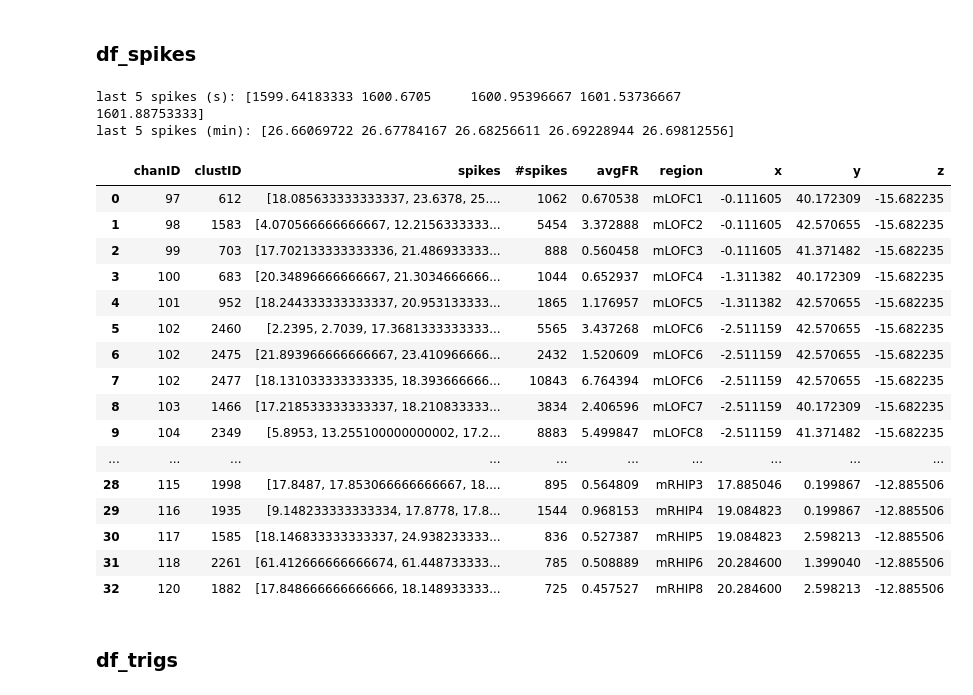
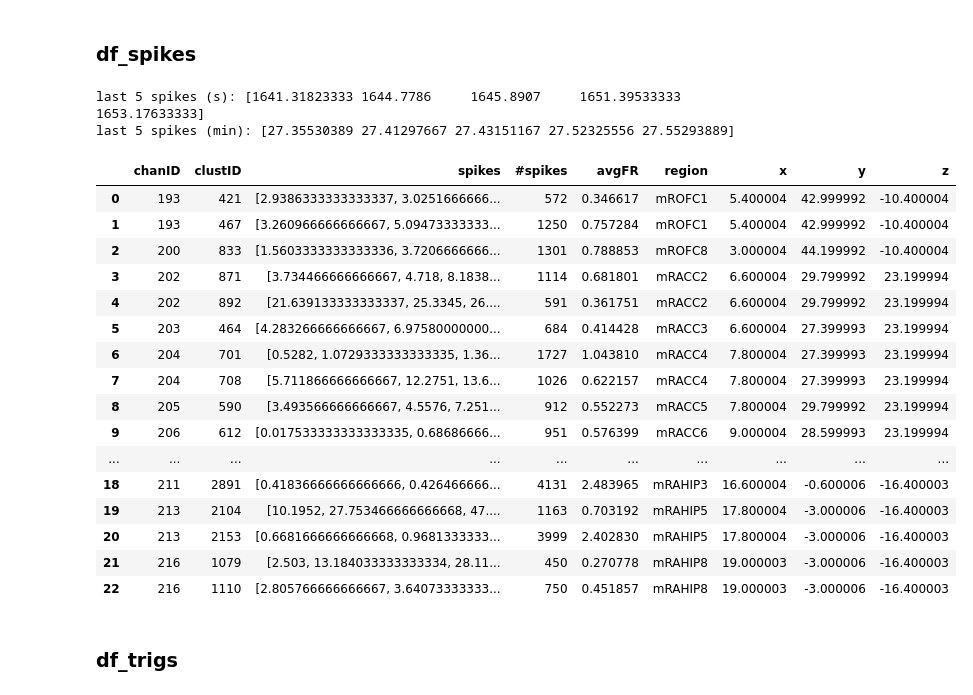
Before and after one commit to siyer7/asymmetry_design, a Jupyter notebook: code/python/neur_new.ipynb, the cells around one changed output. Drawn from its saved outputs; the diff is of its cells as text; code cells hidden in the pictures.

```diff
--- a/code/python/neur_new.ipynb
+++ b/code/python/neur_new.ipynb
@@ -306,34 +315,35 @@ print(colors)
 # %% [markdown]
 ### df_spikes
 # %%
-df_spikes = final_neur_df.copy()
+# df_spikes = final_neur_df.copy()
+df_spikes = pd.read_parquet(f'../../results/2025{patient}/records/df_spikes.parquet')
 
 eg_spikes = df_spikes['spikes'].iloc[0]
 print("last 5 spikes (s):", eg_spikes[-5:])
 print("last 5 spikes (min):", eg_spikes[-5:] / 60)
 
 n_neurs = len(df_spikes)
 df_spikes
 # %% [output]
-last 5 spikes (s): [1599.64183333 1600.6705     1600.95396667 1601.53736667 1601.88753333]
-last 5 spikes (min): [26.66069722 26.67784167 26.68256611 26.69228944 26.69812556]
+last 5 spikes (s): [1641.31823333 1644.7786     1645.8907     1651.39533333 1653.17633333]
+last 5 spikes (min): [27.35530389 27.41297667 27.43151167 27.52325556 27.55293889]
 |  | chanID | clustID | spikes | #spikes | avgFR | region | x | y | z |
-| 0 | 97 | 612 | [18.085633333333337, 23.6378, 25.... | 1062 | 0.670538 | mLOFC1 | -0.111605 | 40.172309 | -15.682235 |
-| 1 | 98 | 1583 | [4.070566666666667, 12.2156333333... | 5454 | 3.372888 | mLOFC2 | -0.111605 | 42.570655 | -15.682235 |
-| 2 | 99 | 703 | [17.702133333333336, 21.486933333... | 888 | 0.560458 | mLOFC3 | -0.111605 | 41.371482 | -15.682235 |
-| 3 | 100 | 683 | [20.34896666666667, 21.3034666666... | 1044 | 0.652937 | mLOFC4 | -1.311382 | 40.172309 | -15.682235 |
-| 4 | 101 | 952 | [18.244333333333337, 20.953133333... | 1865 | 1.176957 | mLOFC5 | -1.311382 | 42.570655 | -15.682235 |
-| 5 | 102 | 2460 | [2.2395, 2.7039, 17.3681333333333... | 5565 | 3.437268 | mLOFC6 | -2.511159 | 42.570655 | -15.682235 |
-| 6 | 102 | 2475 | [21.893966666666667, 23.410966666... | 2432 | 1.520609 | mLOFC6 | -2.511159 | 42.570655 | -15.682235 |
-| 7 | 102 | 2477 | [18.131033333333335, 18.393666666... | 10843 | 6.764394 | mLOFC6 | -2.511159 | 42.570655 | -15.682235 |
-| 8 | 103 | 1466 | [17.218533333333337, 18.210833333... | 3834 | 2.406596 | mLOFC7 | -2.511159 | 40.172309 | -15.682235 |
-| 9 | 104 | 2349 | [5.8953, 13.255100000000002, 17.2... | 8883 | 5.499847 | mLOFC8 | -2.511159 | 41.371482 | -15.682235 |
+| 0 | 193 | 421 | [2.9386333333333337, 3.0251666666... | 572 | 0.346617 | mROFC1 | 5.400004 | 42.999992 | -10.400004 |
+| 1 | 193 | 467 | [3.260966666666667, 5.09473333333... | 1250 | 0.757284 | mROFC1 | 5.400004 | 42.999992 | -10.400004 |
+| 2 | 200 | 833 | [1.5603333333333336, 3.7206666666... | 1301 | 0.788853 | mROFC8 | 3.000004 | 44.199992 | -10.400004 |
+| 3 | 202 | 871 | [3.734466666666667, 4.718, 8.1838... | 1114 | 0.681801 | mRACC2 | 6.600004 | 29.799992 | 23.199994 |
+| 4 | 202 | 892 | [21.639133333333337, 25.3345, 26.... | 591 | 0.361751 | mRACC2 | 6.600004 | 29.799992 | 23.199994 |
+| 5 | 203 | 464 | [4.283266666666667, 6.97580000000... | 684 | 0.414428 | mRACC3 | 6.600004 | 27.399993 | 23.199994 |
+| 6 | 204 | 701 | [0.5282, 1.0729333333333335, 1.36... | 1727 | 1.043810 | mRACC4 | 7.800004 | 27.399993 | 23.199994 |
+| 7 | 204 | 708 | [5.711866666666667, 12.2751, 13.6... | 1026 | 0.622157 | mRACC4 | 7.800004 | 27.399993 | 23.199994 |
+| 8 | 205 | 590 | [3.493566666666667, 4.5576, 7.251... | 912 | 0.552273 | mRACC5 | 7.800004 | 29.799992 | 23.199994 |
+| 9 | 206 | 612 | [0.017533333333333335, 0.68686666... | 951 | 0.576399 | mRACC6 | 9.000004 | 28.599993 | 23.199994 |
 | ... | ... | ... | ... | ... | ... | ... | ... | ... | ... |
-| 28 | 115 | 1998 | [17.8487, 17.853066666666667, 18.... | 895 | 0.564809 | mRHIP3 | 17.885046 | 0.199867 | -12.885506 |
-| 29 | 116 | 1935 | [9.148233333333334, 17.8778, 17.8... | 1544 | 0.968153 | mRHIP4 | 19.084823 | 0.199867 | -12.885506 |
-| 30 | 117 | 1585 | [18.146833333333337, 24.938233333... | 836 | 0.527387 | mRHIP5 | 19.084823 | 2.598213 | -12.885506 |
-| 31 | 118 | 2261 | [61.412666666666674, 61.448733333... | 785 | 0.508889 | mRHIP6 | 20.284600 | 1.399040 | -12.885506 |
-| 32 | 120 | 1882 | [17.848666666666666, 18.148933333... | 725 | 0.457527 | mRHIP8 | 20.284600 | 2.598213 | -12.885506 |
+| 18 | 211 | 2891 | [0.41836666666666666, 0.426466666... | 4131 | 2.483965 | mRAHIP3 | 16.600004 | -0.600006 | -16.400003 |
+| 19 | 213 | 2104 | [10.1952, 27.753466666666668, 47.... | 1163 | 0.703192 | mRAHIP5 | 17.800004 | -3.000006 | -16.400003 |
+| 20 | 213 | 2153 | [0.6681666666666668, 0.9681333333... | 3999 | 2.402830 | mRAHIP5 | 17.800004 | -3.000006 | -16.400003 |
+| 21 | 216 | 1079 | [2.503, 13.184033333333334, 28.11... | 450 | 0.270778 | mRAHIP8 | 19.000003 | -3.000006 | -16.400003 |
+| 22 | 216 | 1110 | [2.805766666666667, 3.64073333333... | 750 | 0.451857 | mRAHIP8 | 19.000003 | -3.000006 | -16.400003 |
 # %% [markdown]
 ### df_trigs
 # %%
```
Also changed, not shown: parts of 18 cells of this notebook, 6 other files.
